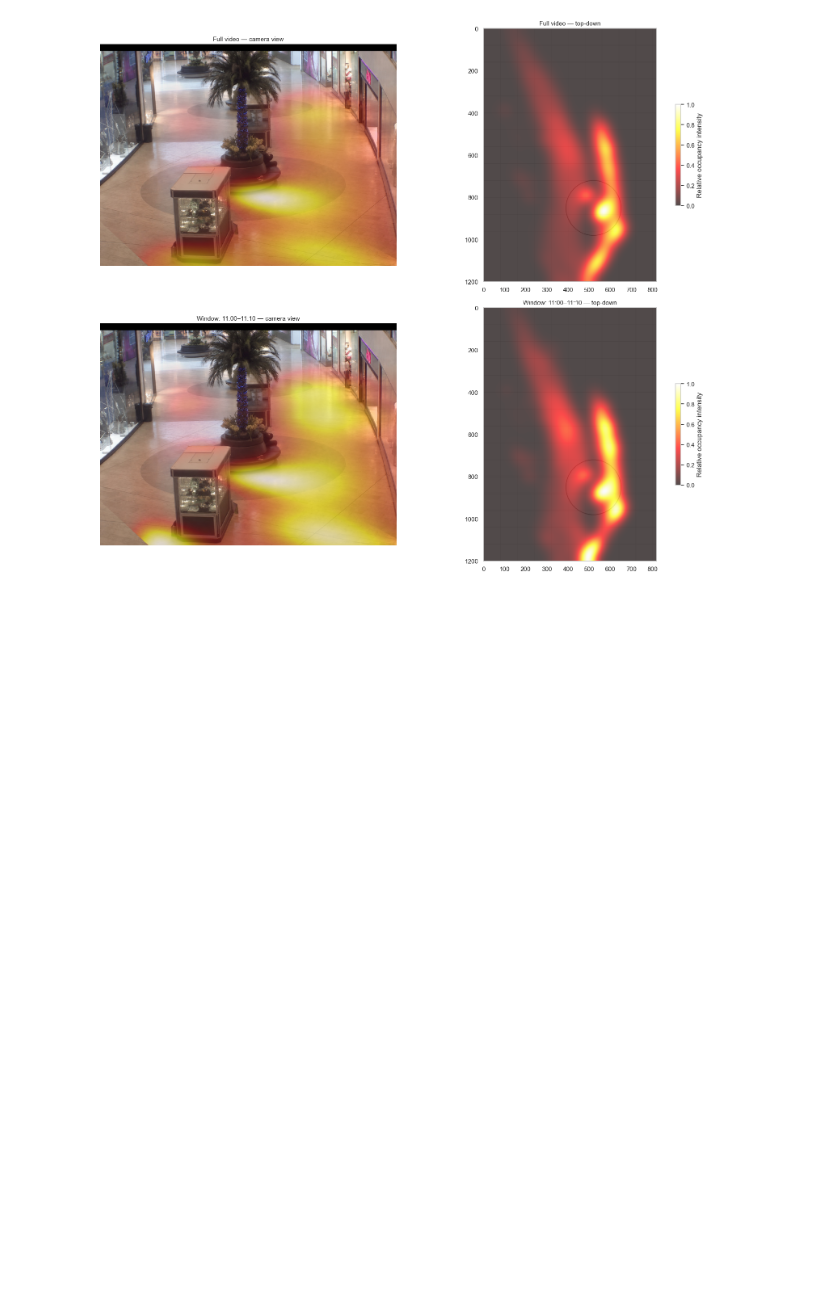
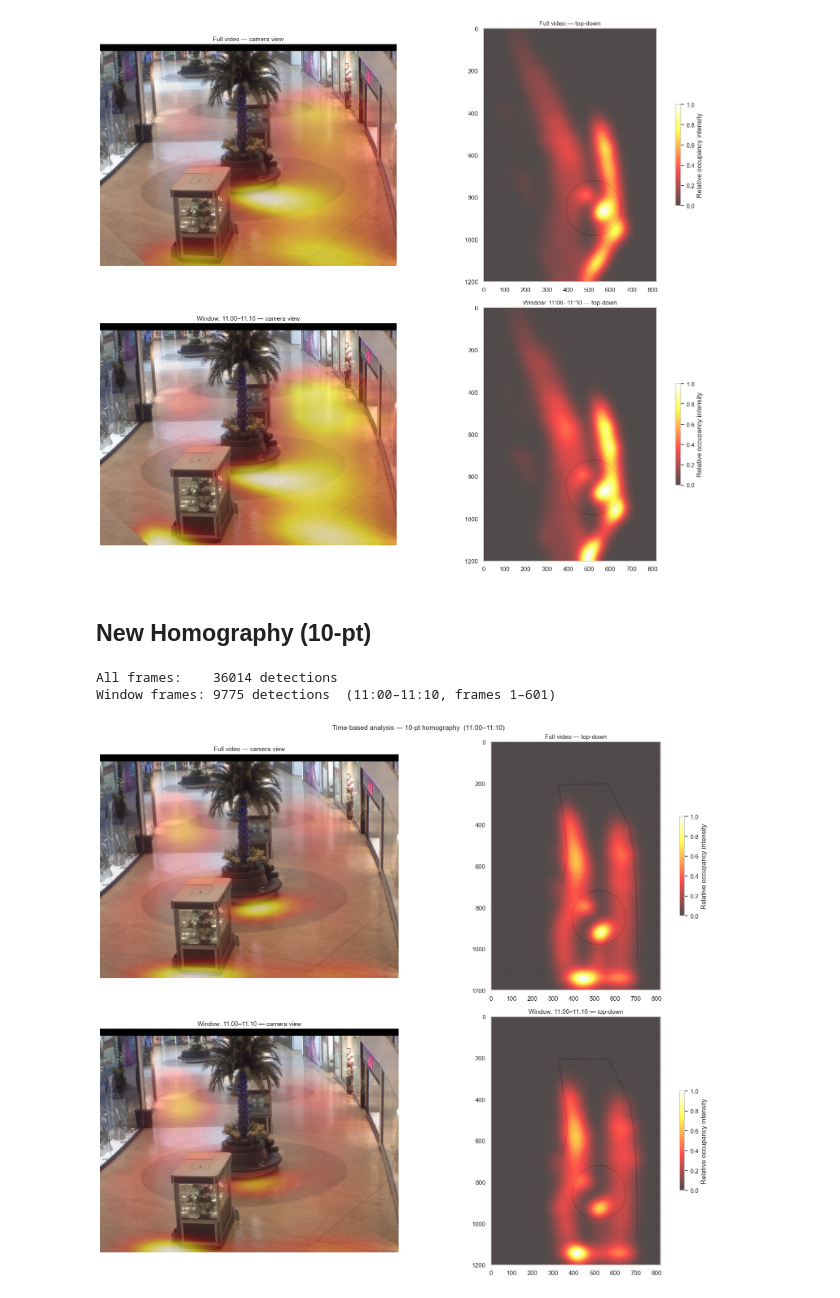
Before and after one commit to kcholyshere/Mall-heatmap, a Jupyter notebook: notebooks/05_time_based_analysis.ipynb, the cells around one changed output. Saved outputs shown, nothing was run; the diff lists cells and outputs as text; code cells hidden in the pictures; blank space fills up the shorter version.

```diff
--- a/notebooks/05_time_based_analysis.ipynb
+++ b/notebooks/05_time_based_analysis.ipynb
@@ -134,3 +136,47 @@ plt.show()
 All frames:    35194 detections
 Window frames: 9552 detections  (11:00–11:10, frames 1–601)
 [figure]
+# %% [markdown]
+## New Homography (10-pt)
+# %%
+H_new     = np.load(PROCESSED / 'homography_10pt.npy')
+H_new_inv = np.linalg.inv(H_new)
+
+projected_10pt = pd.read_csv(PROCESSED / 'projected_detections_10pt.csv')
+window_10pt    = projected_10pt[projected_10pt['frame_id'].between(frame_start, frame_end)]
+
+heatmap_all_10pt    = build_heatmap(projected_10pt)
+heatmap_window_10pt = build_heatmap(window_10pt)
+
+print(f'All frames:    {len(projected_10pt)} detections')
+print(f'Window frames: {len(window_10pt)} detections  '
+      f'({WINDOW_START.strftime("%H:%M")}–{WINDOW_END.strftime("%H:%M")}, '
+      f'frames {frame_start}–{frame_end})')
+
+labels   = ['Full video', f'Window: {WINDOW_START.strftime("%H:%M")}–{WINDOW_END.strftime("%H:%M")}']
+heatmaps = [heatmap_all_10pt, heatmap_window_10pt]
+
+fig, axes = plt.subplots(2, 2, figsize=(16, 14),
+                         gridspec_kw={'width_ratios': [CAM_W, FLOOR_W]})
+
+for row, (hm, label) in enumerate(zip(heatmaps, labels)):
+    axes[row, 0].imshow(backproject(hm, H_new_inv, FRAME85))
+    axes[row, 0].grid(False)
+    axes[row, 0].axis('off')
+    axes[row, 0].set_title(f'{label} — camera view', fontsize=11)
+
+    axes[row, 1].imshow(make_floor_canvas(polygon_pts=FLOOR_POLYGON), extent=[0, FLOOR_W, FLOOR_H, 0])
+    im = axes[row, 1].imshow(hm, extent=[0, FLOOR_W, FLOOR_H, 0],
+                              cmap='hot', alpha=0.7, vmin=0, vmax=1)
+    plt.colorbar(im, ax=axes[row, 1], label='Relative occupancy intensity', shrink=0.4)
+    axes[row, 1].grid(False)
+    axes[row, 1].set_title(f'{label} — top-down', fontsize=11)
+
+plt.suptitle(f'Time-based analysis — 10-pt homography  '
+             f'({WINDOW_START.strftime("%H:%M")}–{WINDOW_END.strftime("%H:%M")})', fontsize=12)
+plt.tight_layout()
+plt.show()
+# %% [output]
+All frames:    36014 detections
+Window frames: 9775 detections  (11:00–11:10, frames 1–601)
+[figure, added]
```
Also changed, not shown: parts of 2 cells of this notebook, 3 other files.
